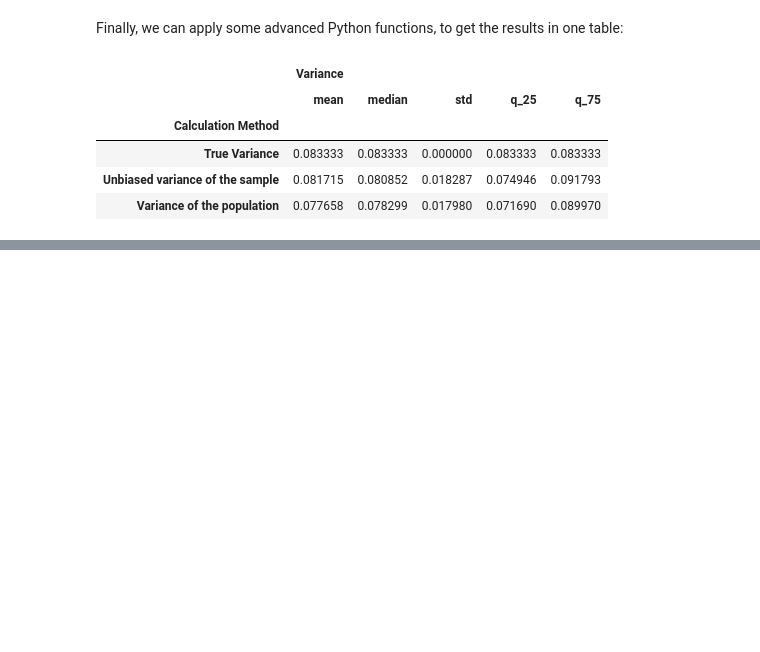
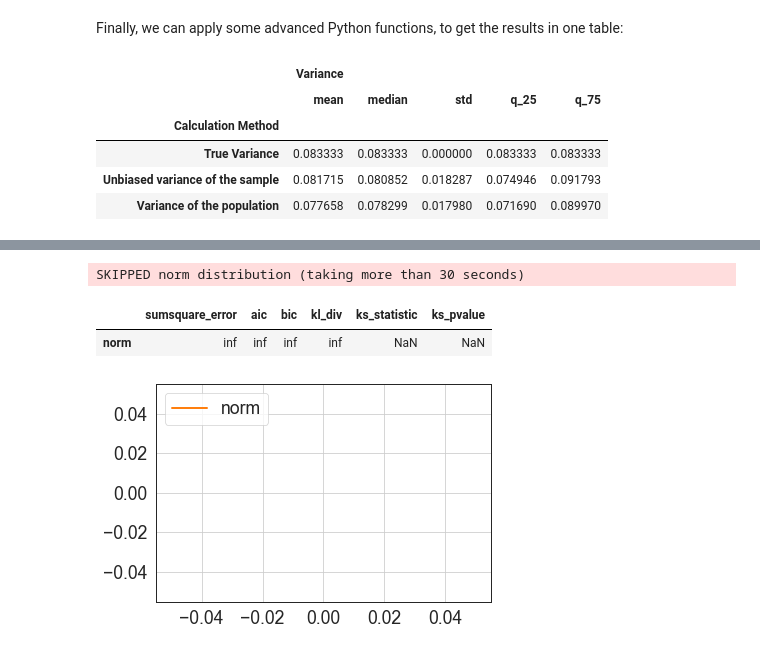
Before and after one commit to jhumci/BLT_BDS, a Jupyter notebook: 4_Visualisierung_und_Datenbanken.ipynb, the cells around one changed output, grey strips where cells are left out. Cells and saved outputs as stored; diff of their text form; code cells hidden in the pictures; blank space fills up the shorter version.

```diff
--- a/4_Visualisierung_und_Datenbanken.ipynb
+++ b/4_Visualisierung_und_Datenbanken.ipynb
@@ -712,0 +772,12 @@ df1
+# %%
+body_mass = dataset["body_mass_g"].values
+# %%
+f = Fitter(body_mass,
+           distributions=["norm"])
+f.fit()
+f.summary()
+# %% [output]
+SKIPPED norm distribution (taking more than 30 seconds)
+|  | sumsquare_error | aic | bic | kl_div | ks_statistic | ks_pvalue |
+| norm | inf | inf | inf | inf | NaN | NaN |
+[figure, added]
```
Also changed, not shown: parts of 4 cells of this notebook, 13 other files.
